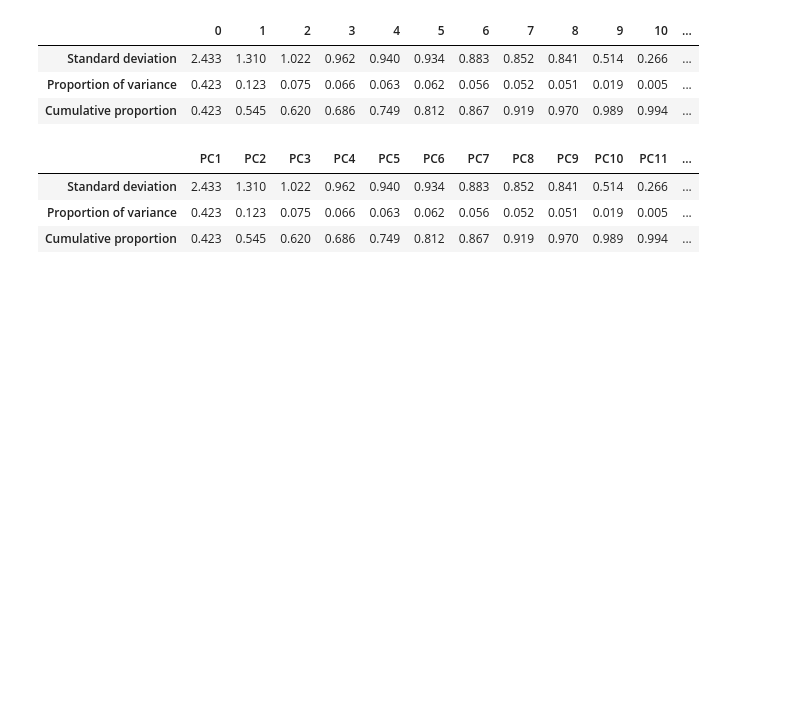
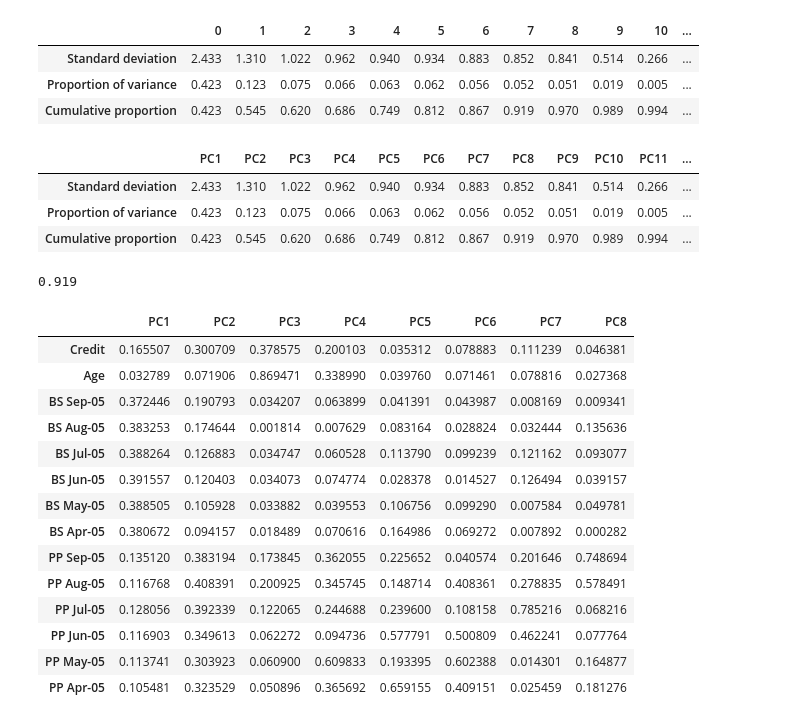
Before and after one commit to PosgradoMNA/actividades-de-aprendizaje-DGarcia-A01086411, a Jupyter notebook: Actividad_Semana_7_6_Visualización.ipynb, the cells around one changed output. Cells and saved outputs as stored; diff of their text form; code cells hidden in the pictures; blank space fills up the shorter version.

```diff
--- a/Actividad_Semana_7_6_Visualización.ipynb
+++ b/Actividad_Semana_7_6_Visualización.ipynb
@@ -296,3 +298,32 @@ pcsSummary
 | Standard deviation | 2.433 | 1.310 | 1.022 | 0.962 | 0.940 | 0.934 | 0.883 | 0.852 | 0.841 | 0.514 | 0.266 | ... |
 | Proportion of variance | 0.423 | 0.123 | 0.075 | 0.066 | 0.063 | 0.062 | 0.056 | 0.052 | 0.051 | 0.019 | 0.005 | ... |
 | Cumulative proportion | 0.423 | 0.545 | 0.620 | 0.686 | 0.749 | 0.812 | 0.867 | 0.919 | 0.970 | 0.989 | 0.994 | ... |
+# %%
+# Con la informacion de la grafica e informacion de desviacion estandar, proporcion de la varianza y proporcion acumulada se obtiene que la canditad optima de componentes es hasta PC8
+# ya que representa el 91.9% de la variabilidad
+pcsSummary.iloc[2,7]
+# %% [output]
+0.919
+# %%
+# Se obtiene la matriz transpuesta de los componentes con las variables/columnas
+pcsComponents_df = pd.DataFrame(pcs.components_.transpose(),
+                                columns=pcsSummary.columns,
+                                index=df.iloc[:, 0:].columns
+                                ).abs()
+pcsComponents_df.iloc[:,:8]
+# %% [output]
+|  | PC1 | PC2 | PC3 | PC4 | PC5 | PC6 | PC7 | PC8 |
+| Credit | 0.165507 | 0.300709 | 0.378575 | 0.200103 | 0.035312 | 0.078883 | 0.111239 | 0.046381 |
+| Age | 0.032789 | 0.071906 | 0.869471 | 0.338990 | 0.039760 | 0.071461 | 0.078816 | 0.027368 |
+| BS Sep-05 | 0.372446 | 0.190793 | 0.034207 | 0.063899 | 0.041391 | 0.043987 | 0.008169 | 0.009341 |
+| BS Aug-05 | 0.383253 | 0.174644 | 0.001814 | 0.007629 | 0.083164 | 0.028824 | 0.032444 | 0.135636 |
+| BS Jul-05 | 0.388264 | 0.126883 | 0.034747 | 0.060528 | 0.113790 | 0.099239 | 0.121162 | 0.093077 |
+| BS Jun-05 | 0.391557 | 0.120403 | 0.034073 | 0.074774 | 0.028378 | 0.014527 | 0.126494 | 0.039157 |
+| BS May-05 | 0.388505 | 0.105928 | 0.033882 | 0.039553 | 0.106756 | 0.099290 | 0.007584 | 0.049781 |
+| BS Apr-05 | 0.380672 | 0.094157 | 0.018489 | 0.070616 | 0.164986 | 0.069272 | 0.007892 | 0.000282 |
+| PP Sep-05 | 0.135120 | 0.383194 | 0.173845 | 0.362055 | 0.225652 | 0.040574 | 0.201646 | 0.748694 |
+| PP Aug-05 | 0.116768 | 0.408391 | 0.200925 | 0.345745 | 0.148714 | 0.408361 | 0.278835 | 0.578491 |
+| PP Jul-05 | 0.128056 | 0.392339 | 0.122065 | 0.244688 | 0.239600 | 0.108158 | 0.785216 | 0.068216 |
+| PP Jun-05 | 0.116903 | 0.349613 | 0.062272 | 0.094736 | 0.577791 | 0.500809 | 0.462241 | 0.077764 |
+| PP May-05 | 0.113741 | 0.303923 | 0.060900 | 0.609833 | 0.193395 | 0.602388 | 0.014301 | 0.164877 |
+| PP Apr-05 | 0.105481 | 0.323529 | 0.050896 | 0.365692 | 0.659155 | 0.409151 | 0.025459 | 0.181276 |
```
Also changed, not shown: parts of 10 cells of this notebook.
